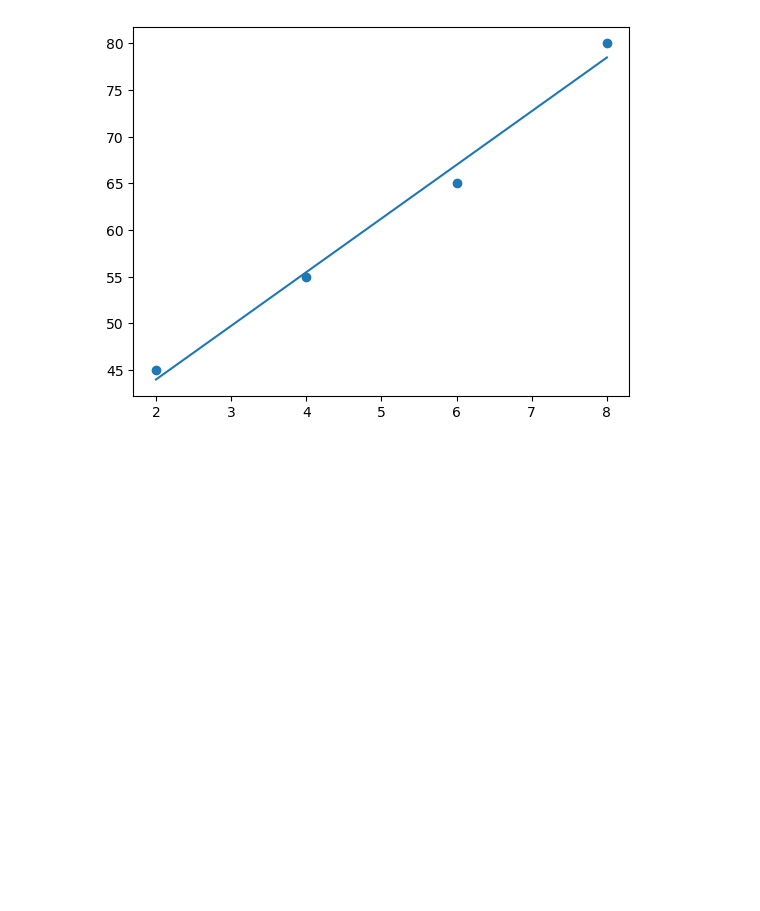
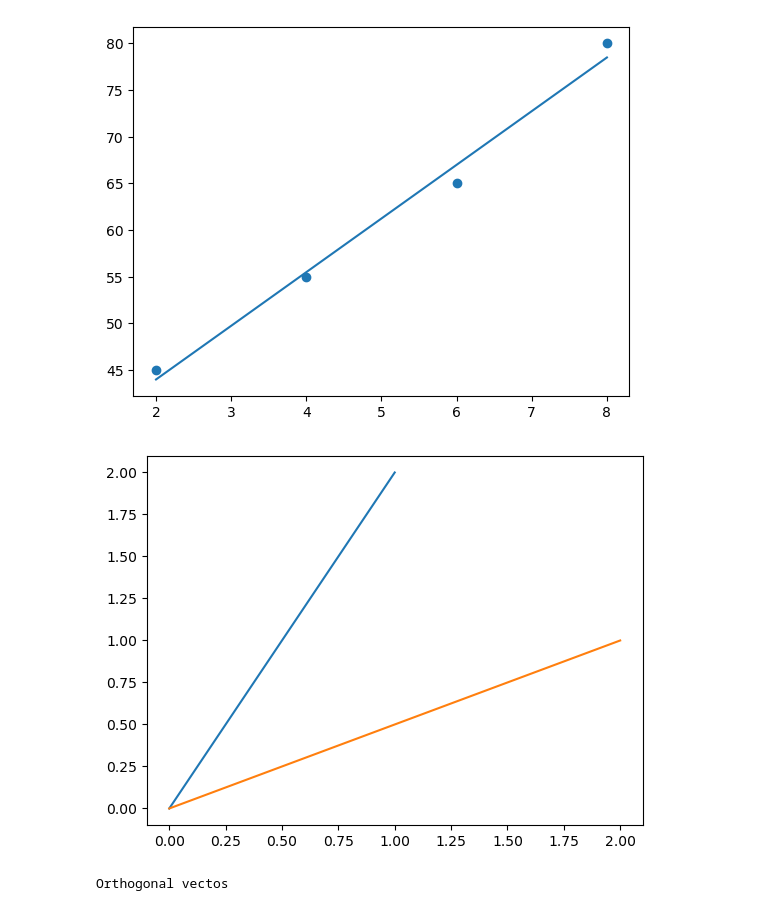
Before and after one commit to talibuilds/Samsung-Innovation, a Jupyter notebook: Function.ipynb, the cells around one changed output. Saved outputs shown, nothing was run; the diff lists cells and outputs as text; code cells hidden in the pictures; blank space fills up the shorter version.

```diff
--- a/Function.ipynb
+++ b/Function.ipynb
@@ -328,0 +351,18 @@ Angle:  80.13419305691563
+# %%
+import numpy as np
+import matplotlib.pyplot as plt
+x = np.linspace(0, 10, 100)
+a = np.array([1, 2])
+b = np.array([-2,1])
+
+dot_product = np.dot(a, b)
+plt.plot([0, 1], [0,2])
+plt.plot([0,2], [0,1])
+plt.show()
+if dot_product ==0:
+    print("Orthogonal vectos")
+else:
+    print("Vectors are not orthogonal")
+# %% [output]
+[figure, added]
+Orthogonal vectos
```
Also changed, not shown: parts of 3 cells of this notebook.
